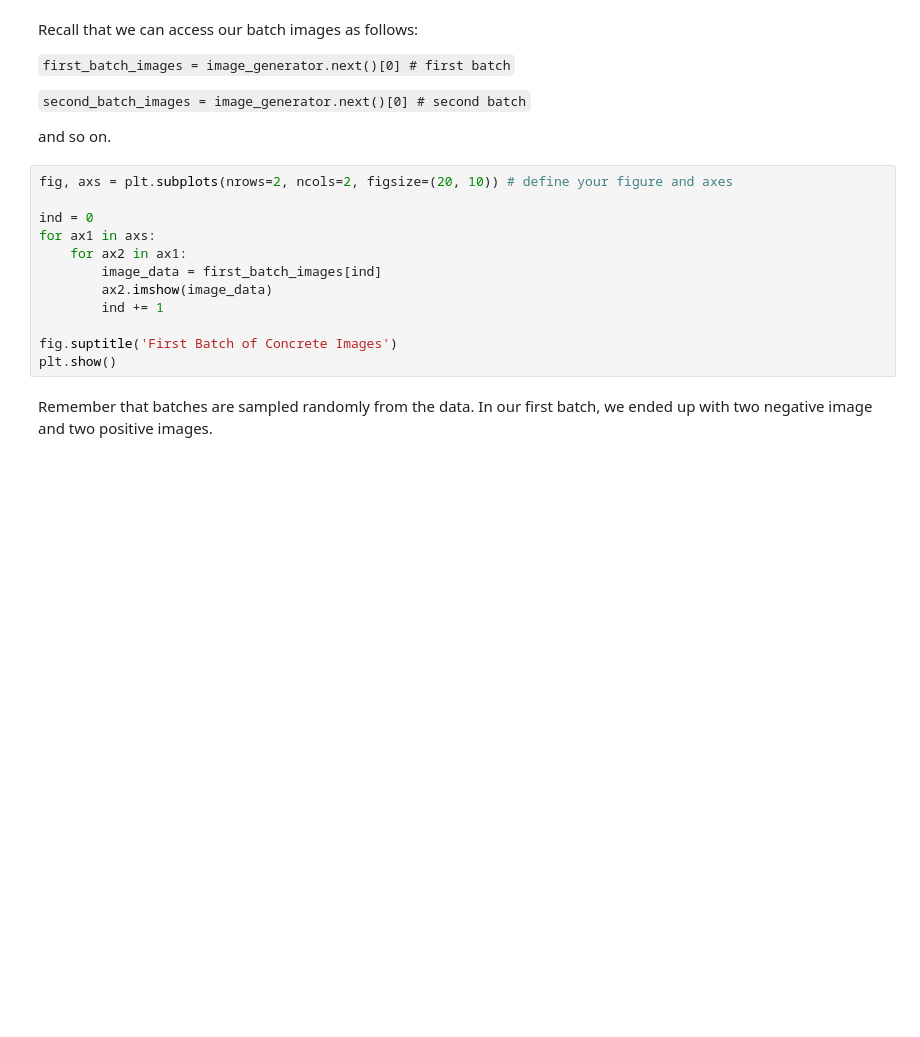
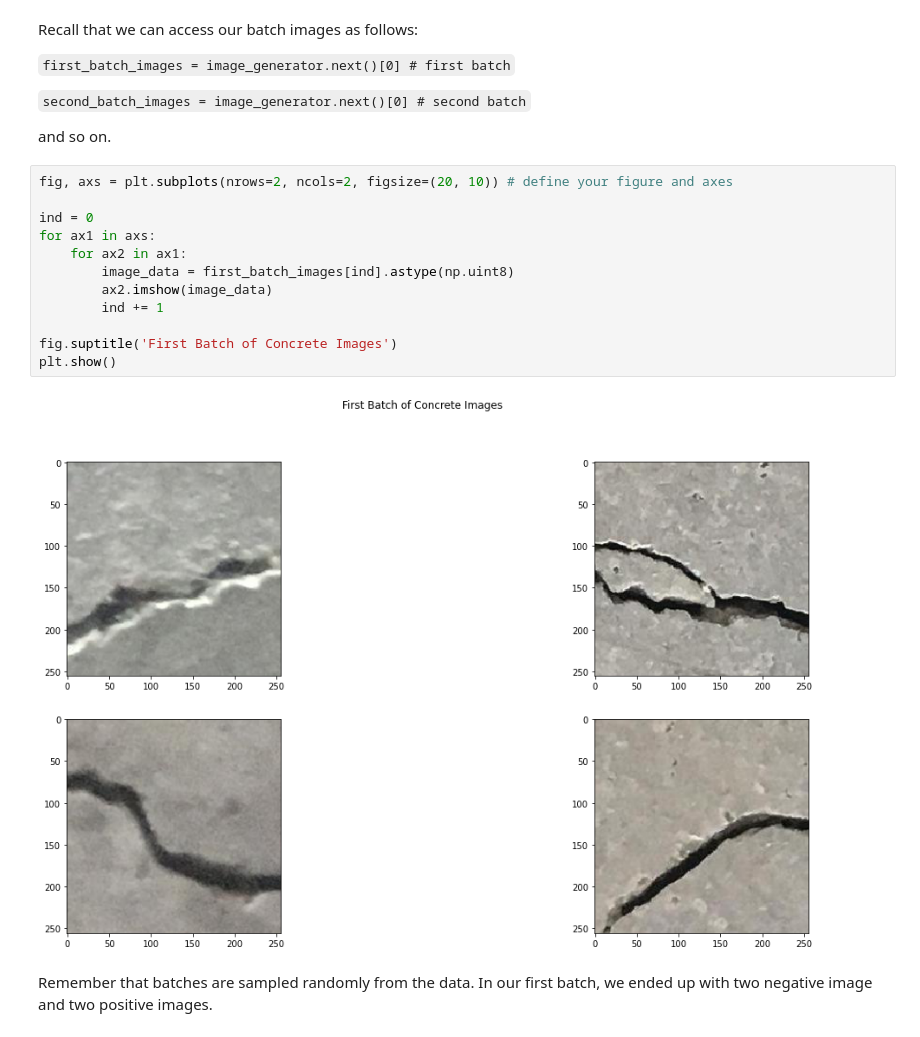
Before and after one commit to DocBrown85/AIEngineeringCapstoneProject, a Jupyter notebook: DL0321EN-2-1-Data-Preparation-py-v1.0.ipynb, the cells around one changed output. Drawn from its saved outputs; the diff is of its cells as text; blank space fills up the shorter version.

```diff
--- a/DL0321EN-2-1-Data-Preparation-py-v1.0.ipynb
+++ b/DL0321EN-2-1-Data-Preparation-py-v1.0.ipynb
@@ -182,15 +251,17 @@ and so on.
 # %%
 fig, axs = plt.subplots(nrows=2, ncols=2, figsize=(20, 10)) # define your figure and axes
 
 ind = 0
 for ax1 in axs:
     for ax2 in ax1:
-        image_data = first_batch_images[ind]
+        image_data = first_batch_images[ind].astype(np.uint8)
         ax2.imshow(image_data)
         ind += 1
 
 fig.suptitle('First Batch of Concrete Images')
 plt.show()
+# %% [output]
+[figure, added]
 # %% [markdown]
 Remember that batches are sampled randomly from the data. In our first batch, we ended up with two negative image and two positive images.
 # %% [markdown]
```
Also changed, not shown: parts of 18 cells of this notebook, 1 other file.
